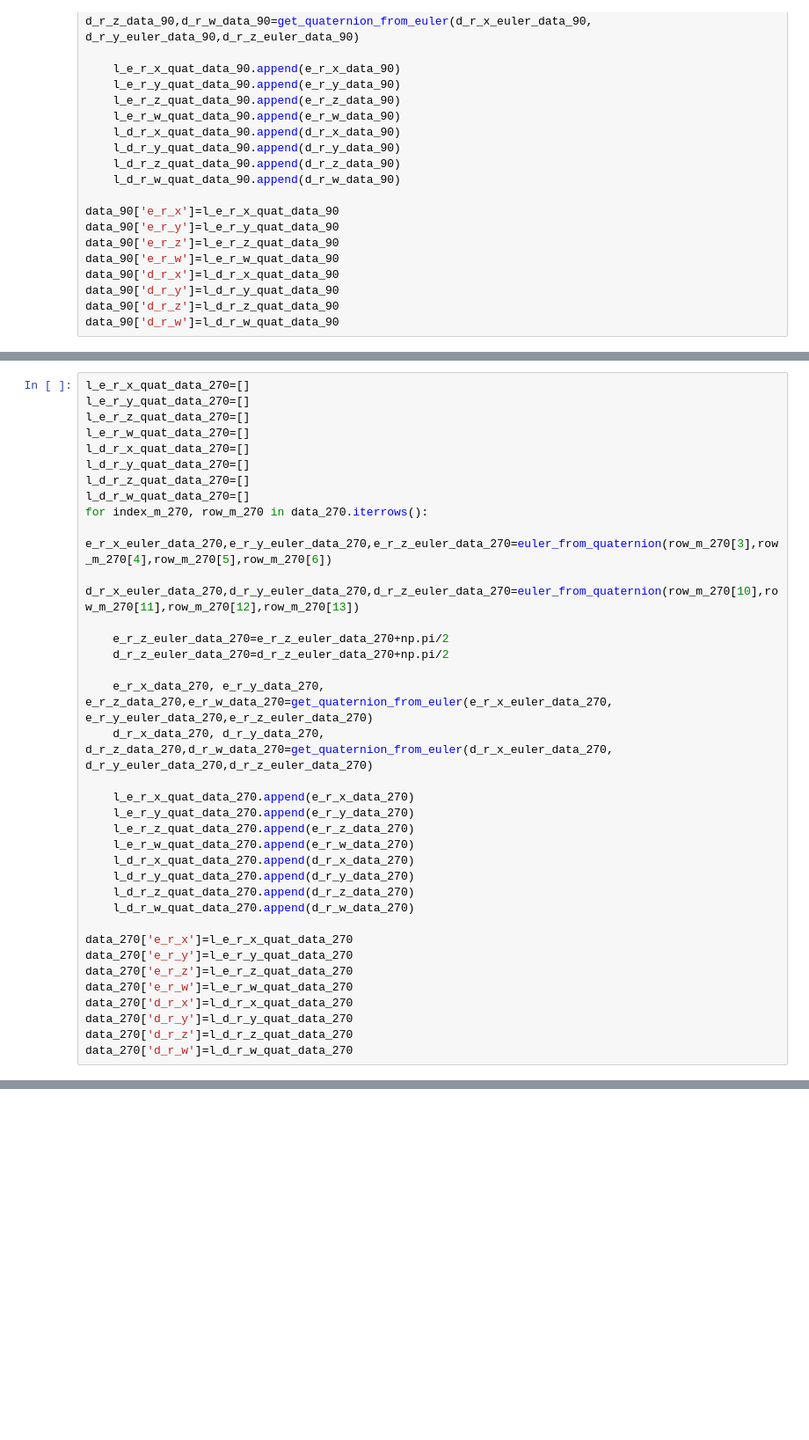
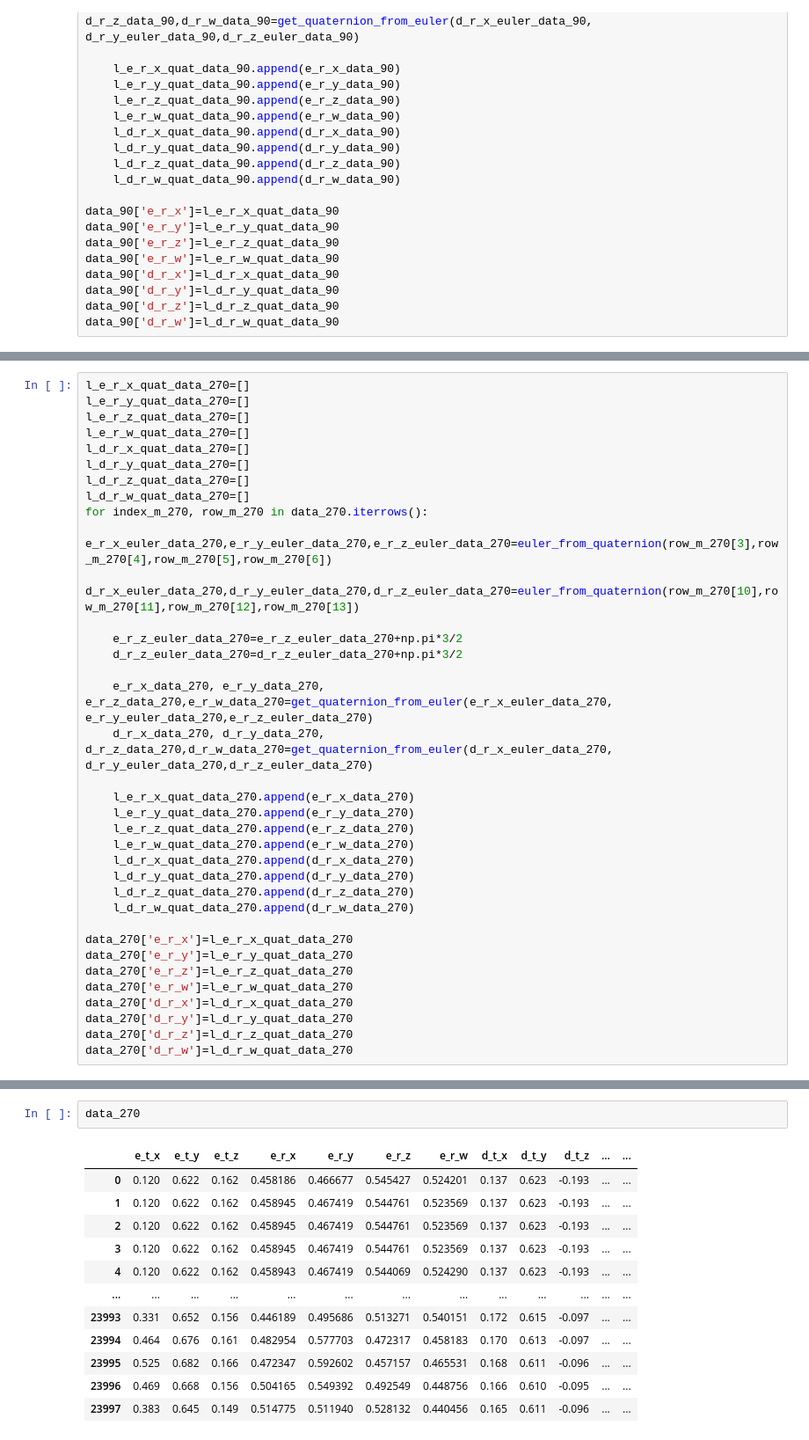
Before and after one commit to fernandofks/data_ML_notebooks, a Jupyter notebook: data_organizer_90-Copy1.ipynb, the cells around one changed output, grey strips where cells are left out. Shown: that part at 88% size. Drawn from its saved outputs; the diff is of its cells as text; blank space fills up the shorter version.

```diff
--- a/data_organizer_90-Copy1.ipynb
+++ b/data_organizer_90-Copy1.ipynb
@@ -362,8 +570,8 @@ for index_m_270, row_m_270 in data_270.iterrows():
     e_r_x_euler_data_270,e_r_y_euler_data_270,e_r_z_euler_data_270=euler_from_quaternion(row_m_270[3],row_m_270[4],row_m_270[5],row_m_270[6])
     d_r_x_euler_data_270,d_r_y_euler_data_270,d_r_z_euler_data_270=euler_from_quaternion(row_m_270[10],row_m_270[11],row_m_270[12],row_m_270[13])
 
-    e_r_z_euler_data_270=e_r_z_euler_data_270+np.pi/2
-    d_r_z_euler_data_270=d_r_z_euler_data_270+np.pi/2
+    e_r_z_euler_data_270=e_r_z_euler_data_270+np.pi*3/2
+    d_r_z_euler_data_270=d_r_z_euler_data_270+np.pi*3/2
 
     e_r_x_data_270, e_r_y_data_270, e_r_z_data_270,e_r_w_data_270=get_quaternion_from_euler(e_r_x_euler_data_270, e_r_y_euler_data_270,e_r_z_euler_data_270)
     d_r_x_data_270, d_r_y_data_270, d_r_z_data_270,d_r_w_data_270=get_quaternion_from_euler(d_r_x_euler_data_270, d_r_y_euler_data_270,d_r_z_euler_data_270)
@@ -393,0 +602,15 @@ data_270['d_r_w']=l_d_r_w_quat_data_270
+# %%
+data_270
+# %% [output]
+|  | e_t_x | e_t_y | e_t_z | e_r_x | e_r_y | e_r_z | e_r_w | d_t_x | d_t_y | d_t_z | ... | ... |
+| 0 | 0.120 | 0.622 | 0.162 | 0.458186 | 0.466677 | 0.545427 | 0.524201 | 0.137 | 0.623 | -0.193 | ... | ... |
+| 1 | 0.120 | 0.622 | 0.162 | 0.458945 | 0.467419 | 0.544761 | 0.523569 | 0.137 | 0.623 | -0.193 | ... | ... |
+| 2 | 0.120 | 0.622 | 0.162 | 0.458945 | 0.467419 | 0.544761 | 0.523569 | 0.137 | 0.623 | -0.193 | ... | ... |
+| 3 | 0.120 | 0.622 | 0.162 | 0.458945 | 0.467419 | 0.544761 | 0.523569 | 0.137 | 0.623 | -0.193 | ... | ... |
+| 4 | 0.120 | 0.622 | 0.162 | 0.458943 | 0.467419 | 0.544069 | 0.524290 | 0.137 | 0.623 | -0.193 | ... | ... |
+| ... | ... | ... | ... | ... | ... | ... | ... | ... | ... | ... | ... | ... |
+| 23993 | 0.331 | 0.652 | 0.156 | 0.446189 | 0.495686 | 0.513271 | 0.540151 | 0.172 | 0.615 | -0.097 | ... | ... |
+| 23994 | 0.464 | 0.676 | 0.161 | 0.482954 | 0.577703 | 0.472317 | 0.458183 | 0.170 | 0.613 | -0.097 | ... | ... |
+| 23995 | 0.525 | 0.682 | 0.166 | 0.472347 | 0.592602 | 0.457157 | 0.465531 | 0.168 | 0.611 | -0.096 | ... | ... |
+| 23996 | 0.469 | 0.668 | 0.156 | 0.504165 | 0.549392 | 0.492549 | 0.448756 | 0.166 | 0.610 | -0.095 | ... | ... |
+| 23997 | 0.383 | 0.645 | 0.149 | 0.514775 | 0.511940 | 0.528132 | 0.440456 | 0.165 | 0.611 | -0.096 | ... | ... |
```
Also changed, not shown: parts of 20 cells of this notebook, 27 other files.
